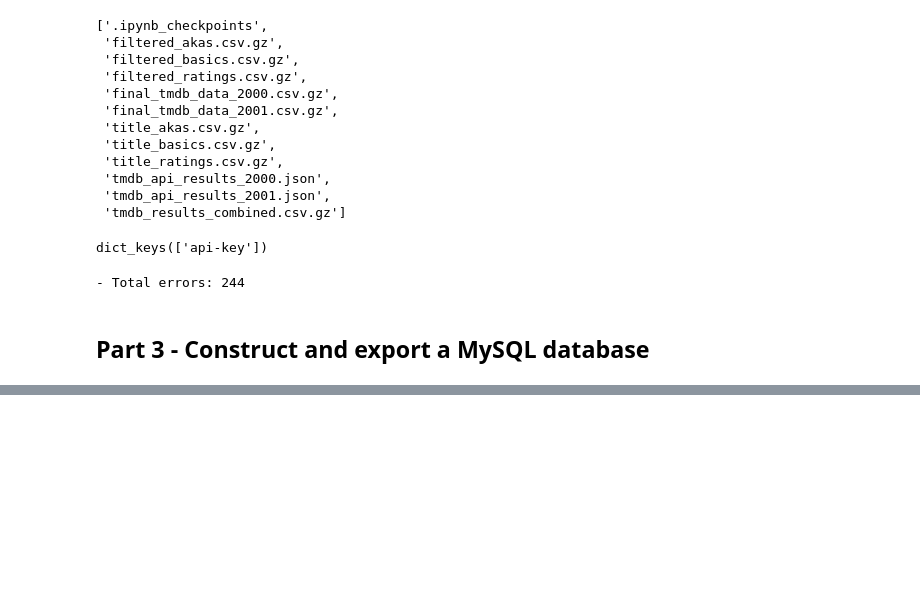
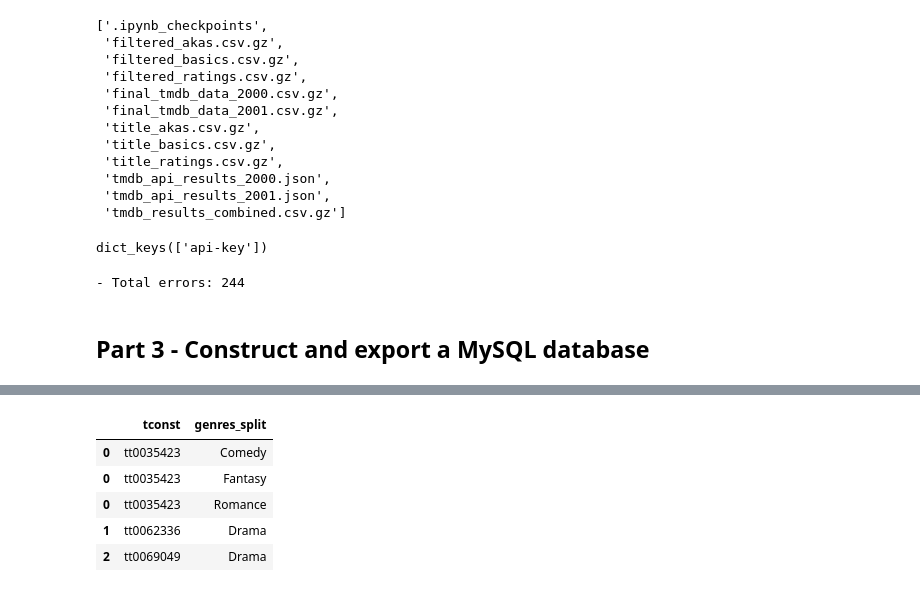
Before and after one commit to spockthompson/Dojo-Movie-Project, a Jupyter notebook: Movie Database - Project.ipynb, the cells around one changed output, grey strips where cells are left out. Saved outputs shown, nothing was run; the diff lists cells and outputs as text; code cells hidden in the pictures; blank space fills up the shorter version.

```diff
--- a/Movie Database - Project.ipynb
+++ b/Movie Database - Project.ipynb
@@ -431,0 +423,10 @@ IndexError: only integers, slices (`:`), ellipsis (`...`), numpy.newaxis (`None`
+# %%
+title_genres = exploded_genres[['tconst', 'genres_split']].copy()
+title_genres.head()
+# %% [output]
+|  | tconst | genres_split |
+| 0 | tt0035423 | Comedy |
+| 0 | tt0035423 | Fantasy |
+| 0 | tt0035423 | Romance |
+| 1 | tt0062336 | Drama |
+| 2 | tt0069049 | Drama |
```
Also changed, not shown: parts of 16 cells of this notebook, 1 other file.
